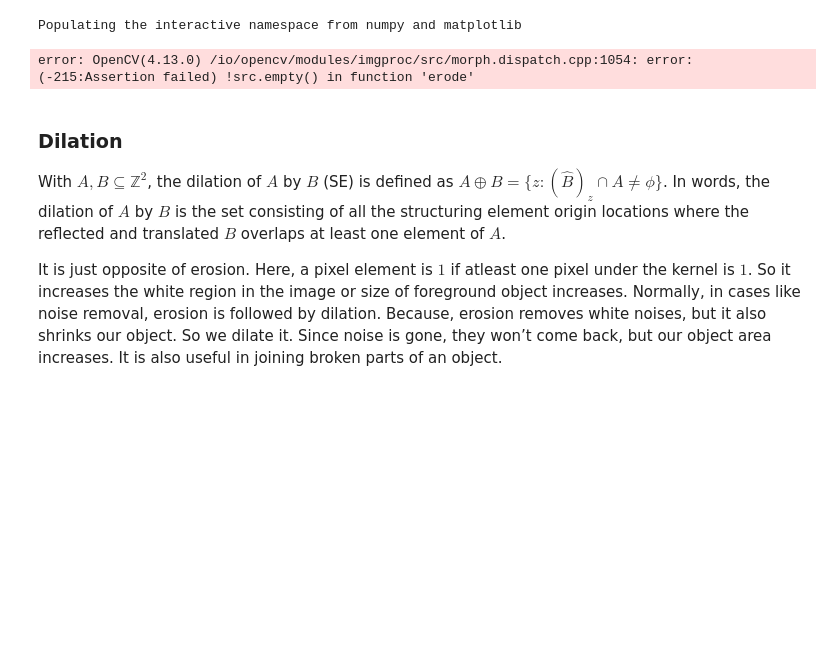
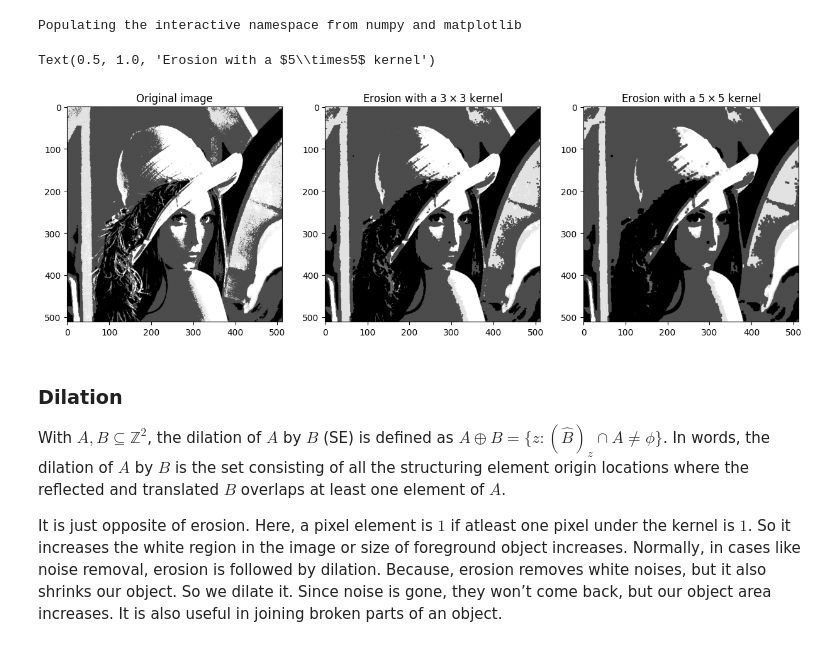
Before and after one commit to aljubic1/RacunalniVid_lab, a Jupyter notebook: lab3.ipynb, the cells around one changed output. Cells and saved outputs as stored; diff of their text form; code cells hidden in the pictures; blank space fills up the shorter version.

```diff
--- a/lab3.ipynb
+++ b/lab3.ipynb
@@ -258,24 +258,25 @@ import skimage as sk
 # %% [output]
 Populating the interactive namespace from numpy and matplotlib
 # %%
-img = cv2.imread('images/binary_image.png',0)
+img = cv2.imread('images/ducks.jpg',0)
 kernel1 = np.ones((3,3), np.uint8)
 erosion1 = cv2.erode(img, kernel1, iterations = 1)
 kernel2 = np.ones((5,5), np.uint8)
 erosion2 = cv2.erode(img, kernel2, iterations = 1)
 
 plt.figure(figsize=(15, 5))
 plt.subplot(131)
 plt.imshow(img, cmap=plt.cm.gray)
 plt.title('Original image')
 plt.subplot(132)
 plt.imshow(erosion1, cmap=plt.cm.gray)
 plt.title(r'Erosion with a $3\times3$ kernel')
 plt.subplot(133)
 plt.imshow(erosion2, cmap=plt.cm.gray)
 plt.title(r'Erosion with a $5\times5$ kernel')
 # %% [output]
-error: OpenCV(4.13.0) /io/opencv/modules/imgproc/src/morph.dispatch.cpp:1054: error: (-215:Assertion failed) !src.empty() in function 'erode'
+Text(0.5, 1.0, 'Erosion with a $5\\times5$ kernel')
+[figure, added]
 # %% [markdown]
 ### Dilation
 
```
